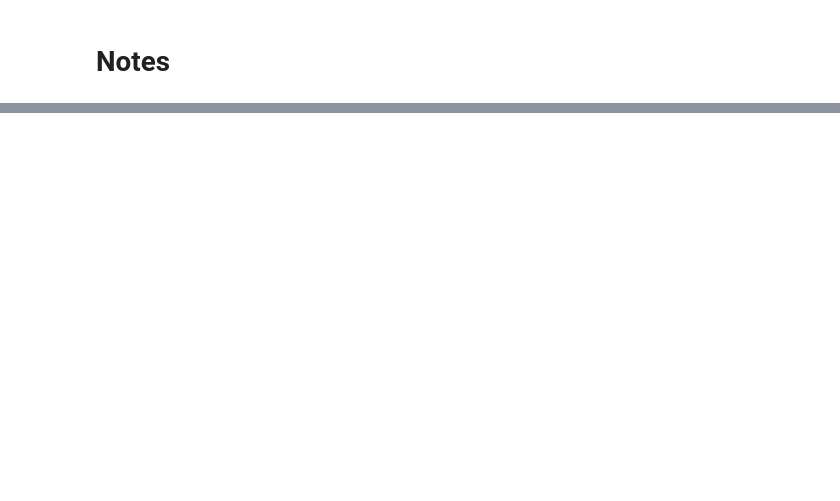
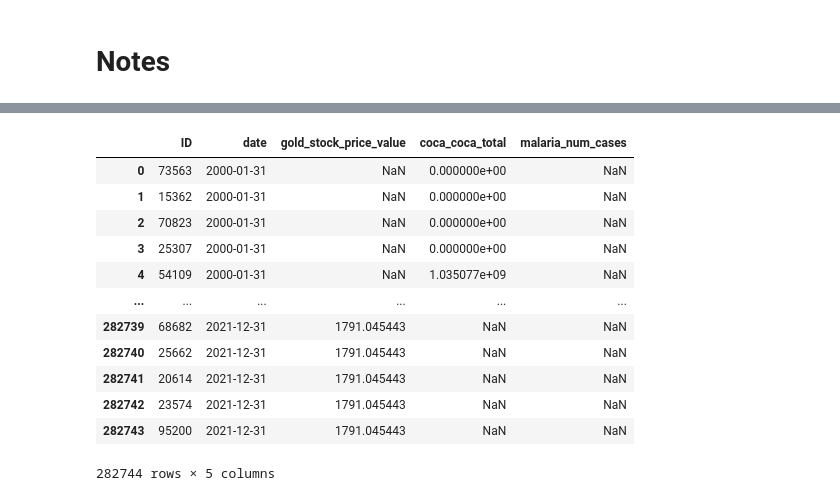
Before and after one commit to Data-Lama/pathogen_study_regions_generator, a Jupyter notebook: src/Notes Gonche.ipynb, the cells around one changed output, grey strips where cells are left out. Cells and saved outputs as stored; diff of their text form; code cells hidden in the pictures; blank space fills up the shorter version.

```diff
--- a/src/Notes Gonche.ipynb
+++ b/src/Notes Gonche.ipynb
@@ -220,0 +17,2 @@ for file in os.listdir(directory):
+# %%
+fuentes_incluidas = [GoldStockPrice, Coca, Malaria]
@@ -220,0 +54,16 @@ for file in os.listdir(directory):
+# %%
+flow.df_vector
+# %% [output]
+|  | ID | date | gold_stock_price_value | coca_coca_total | malaria_num_cases |
+| 0 | 73563 | 2000-01-31 | NaN | 0.000000e+00 | NaN |
+| 1 | 15362 | 2000-01-31 | NaN | 0.000000e+00 | NaN |
+| 2 | 70823 | 2000-01-31 | NaN | 0.000000e+00 | NaN |
+| 3 | 25307 | 2000-01-31 | NaN | 0.000000e+00 | NaN |
+| 4 | 54109 | 2000-01-31 | NaN | 1.035077e+09 | NaN |
+| ... | ... | ... | ... | ... | ... |
+| 282739 | 68682 | 2021-12-31 | 1791.045443 | NaN | NaN |
+| 282740 | 25662 | 2021-12-31 | 1791.045443 | NaN | NaN |
+| 282741 | 20614 | 2021-12-31 | 1791.045443 | NaN | NaN |
+| 282742 | 23574 | 2021-12-31 | 1791.045443 | NaN | NaN |
+| 282743 | 95200 | 2021-12-31 | 1791.045443 | NaN | NaN |
+282744 rows × 5 columns
```
Also changed, not shown: parts of 21 cells of this notebook, 11 other files.
